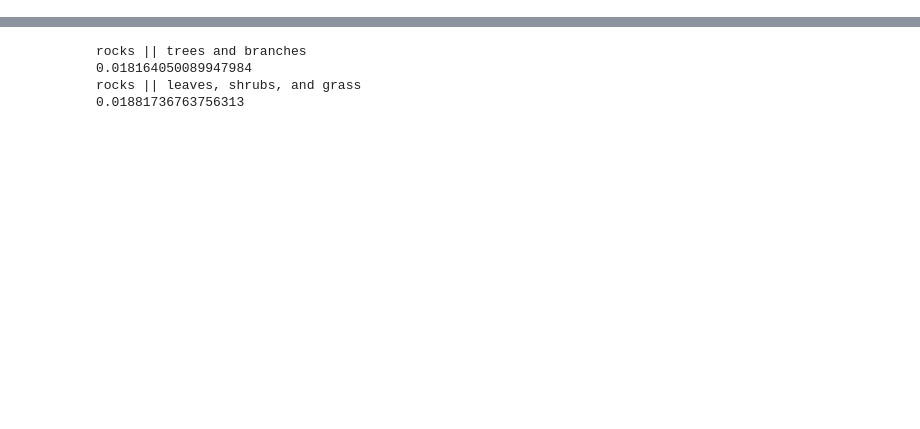
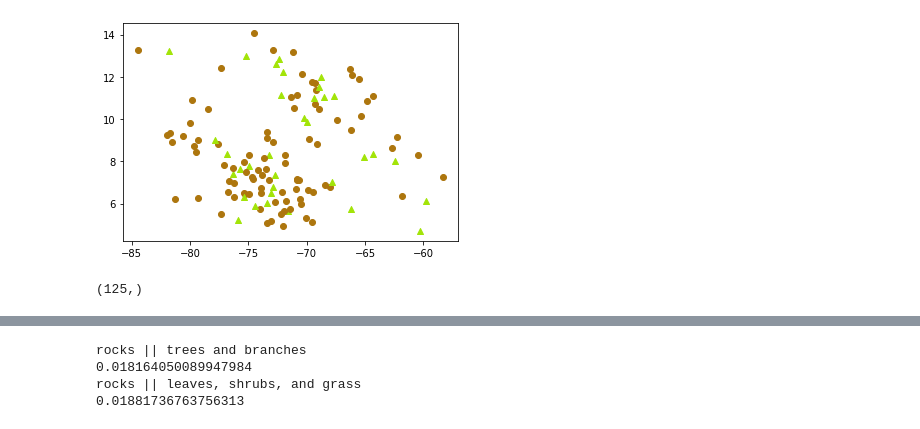
Before and after one commit to jerrys7/lizard-env-traits, a Jupyter notebook: Preprocessing.ipynb, the cells around one changed output, grey strips where cells are left out. Cells and saved outputs as stored; diff of their text form; code cells hidden in the pictures; blank space fills up the shorter version.

```diff
--- a/Preprocessing.ipynb
+++ b/Preprocessing.ipynb
@@ -252,0 +218,18 @@ for x in arrays:
+# %%
+arrays = [[] for i in range(3)]
+for oh, color, char in zip(proj, color_vectors[0], characters):
+        # plt.title(strings[int(color)])
+        rep = 0
+        if char == '^':
+                rep = 1
+        plt.scatter(x=oh[0], y=oh[1], c=colors_array[rep], marker=char)
+        # arrays[int(color)].extend(oh)
+        # title = str(int(color)) + '.pdf'
+        # plt.savefig('line_plot.pdf')
+        # plt.legend(["0", '1', '2', '3', '4', '5', '6'])
+# %% [output]
+[figure, added]
+# %%
+print(np.shape(proj[:, 0]))
+# %% [output]
+(125,)
```
Also changed, not shown: parts of 48 cells of this notebook, 2 other files.
